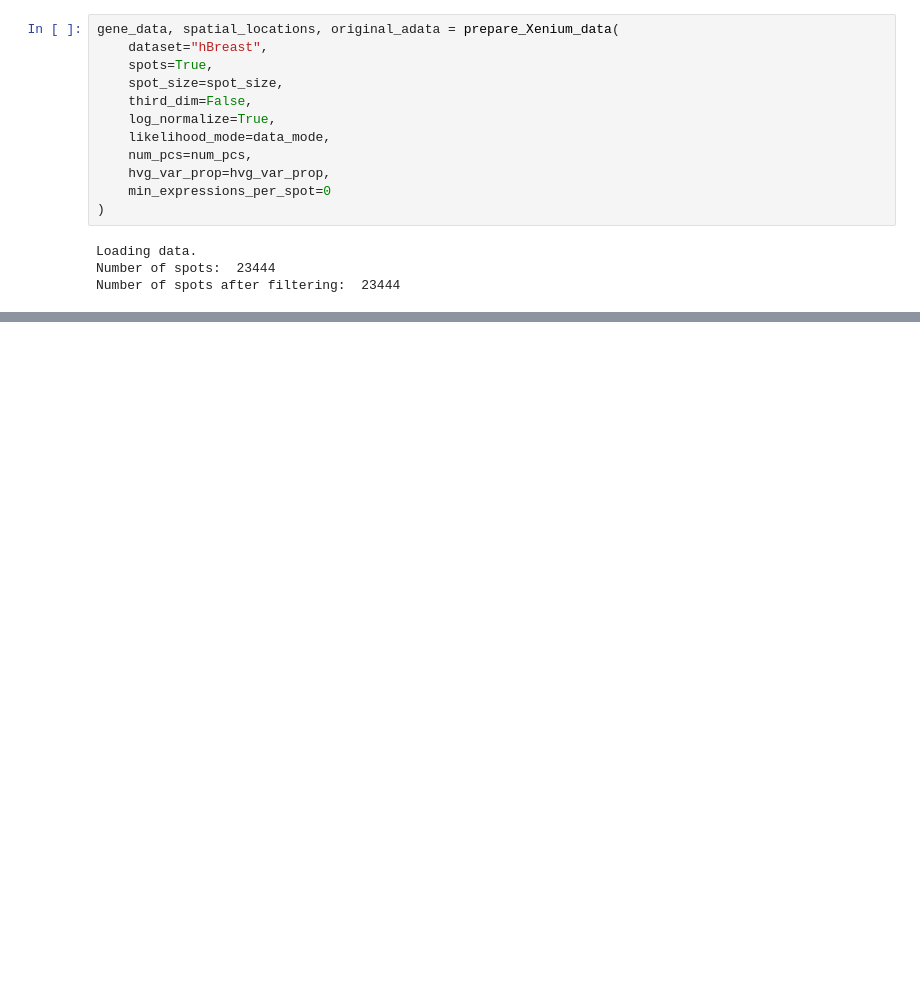
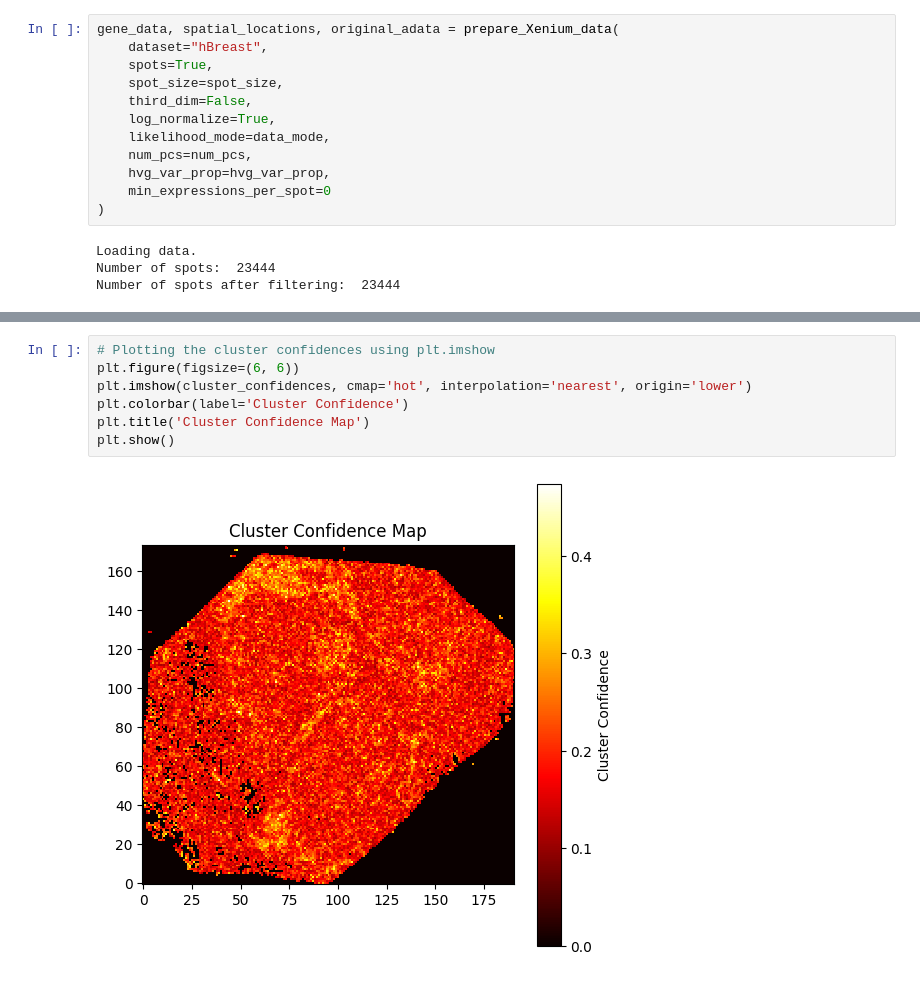
Before and after one commit to prob-ml/XeniumCluster, a Jupyter notebook: SVI.ipynb, the cells around one changed output, grey strips where cells are left out. Drawn from its saved outputs; the diff is of its cells as text; blank space fills up the shorter version.

```diff
--- a/SVI.ipynb
+++ b/SVI.ipynb
@@ -701,3 +787,12 @@ True tensor(0.9822, device='cuda:0', dtype=torch.float64) tensor(2.4984e-09, dev
+# %%
+# Plotting the cluster confidences using plt.imshow
+plt.figure(figsize=(6, 6))
+plt.imshow(cluster_confidences, cmap='hot', interpolation='nearest', origin='lower')
+plt.colorbar(label='Cluster Confidence')
+plt.title('Cluster Confidence Map')
+plt.show()
+# %% [output]
+[figure, added]
 # %%
 colors = plt.cm.get_cmap('viridis', num_clusters + 1)
 
```
Also changed, not shown: parts of 17 cells of this notebook, 14 other files.
